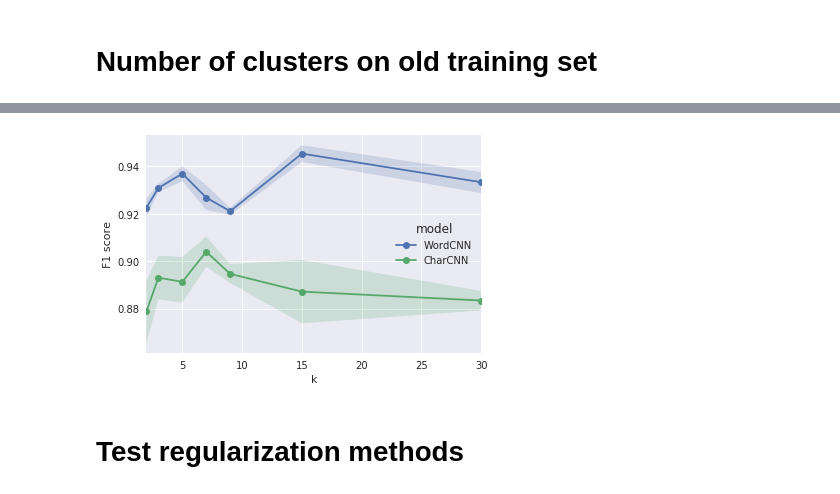
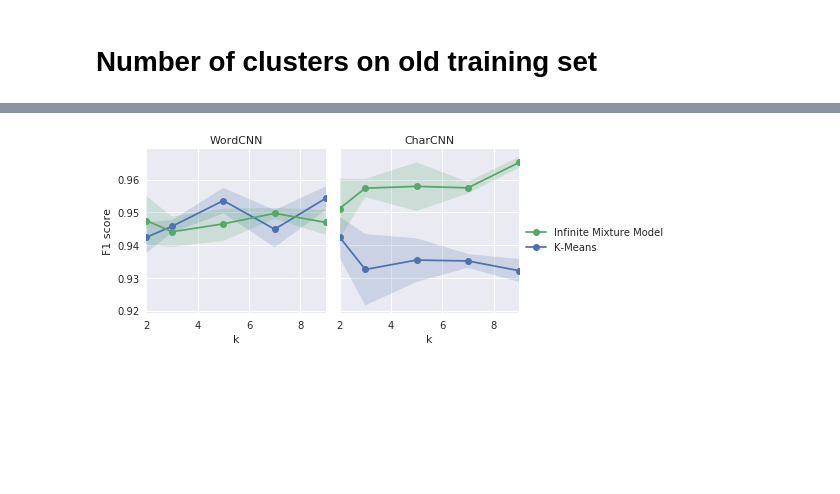
Before and after one commit to maarten990/masterthesis, a Jupyter notebook: charcnn.ipynb, the cells around one changed output, grey strips where cells are left out. Saved outputs shown, nothing was run; the diff lists cells and outputs as text; code cells hidden in the pictures; blank space fills up the shorter version.

```diff
--- a/charcnn.ipynb
+++ b/charcnn.ipynb
@@ -19,4 +19,7 @@ def save(data, fname):
 
 def load(fname):
     with open(fname, 'rb') as f:
-        return pickle.read(f)
+        return pickle.load(f)
+# %%
+dataset1, validset1, testset1 = evaluate.load_dataset(9, 4, True)
+dataset2, validset2, testset2 = evaluate.load_dataset(9, 3, True)
@@ -235,19 +311,19 @@ Retrieved 555 positive samples, 20480 negative samples.
 d = {
     "WordCNN": {
         s: {
-            'Baseline': old_baseline[s],
-            'K-Means': old_kmeans[s],
+            'K-Means': old_kmeans_w[s],
+            'Infinite Mixture Model': old_gmm_w[s],
         }
-        for s in old_baseline.keys()
+        for s in old_kmeans_w.keys()
     },
     "CharCNN": {
         s: {
-            'Baseline': old_char_baseline[s],
-            'K-Means': old_char_kmeans[s],
+            'K-Means': old_char_kmeans_w[s],
+            'Infinite Mixture Model': old_char_gmm_w[s],
         }
-        for s in old_baseline.keys()
+        for s in old_kmeans_w.keys()
     }
 }
-#evaluate.analyze_tseries(d, 'window size', 'model')
-evaluate.analyze_cnns(d, "window size", "model", "../report/figures/results/1600-windowsize-old")
+#evaluate.analyze_cnns(d, "k", "model")
+evaluate.analyze_cnns(d, "window size", "model", "../report/figures/results/2000-windowsize-old")
 # %% [output]
@@ -362,11 +443,23 @@ Retrieved 562 positive samples, 20845 negative samples.
+# %%
+(old_kmeans_cls, old_gmm_cls, old_char_kmeans_cls, old_char_gmm_cls) = load("1600-numclusters-old.pkl")
 # %%
-d = {s: {'WordCNN': old_kmeans_cls[s],
-         'CharCNN': old_char_kmeans_cls[s],
+d = {
+    "WordCNN": {
+        s: {
+            'K-Means': old_kmeans_cls[s],
+            'Infinite Mixture Model': old_gmm_cls[s],
         }
-    for s in old_kmeans_cls.keys()
+        for s in old_kmeans_cls.keys()
+    },
+    "CharCNN": {
+        s: {
+            'K-Means': old_char_kmeans_cls[s],
+            'Infinite Mixture Model': old_char_gmm_cls[s],
+        }
+        for s in [2, 3, 5, 7, 9]
+    }
 }
-evaluate.analyze_tseries(d, "k", "model", "../report/figures/results/1600-numclusters-old")
+#evaluate.analyze_cnns(d, "k", "model")
+evaluate.analyze_cnns(d, "k", "model", "../report/figures/results/2000-numclusters-old")
 # %% [output]
-[figure, old version]
+[figure, new version]
-# %% [markdown]
-# Test regularization methods
```
Also changed, not shown: parts of 16 cells of this notebook.
